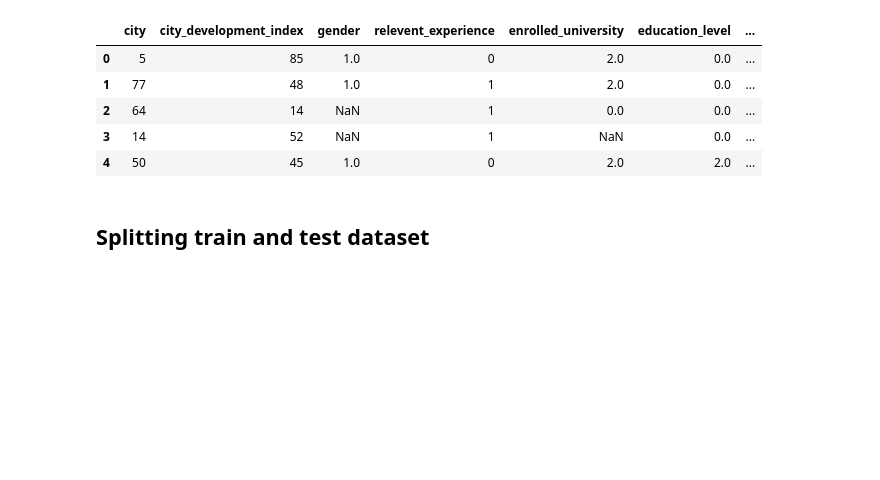
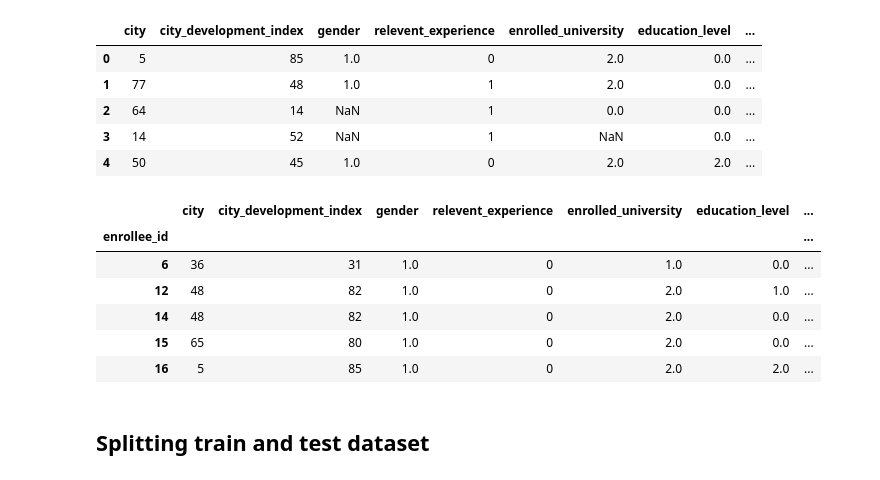
Before and after one commit to viktorjovev/hr-analytics-ds-churn, a Jupyter notebook: 186068_Project.ipynb, the cells around one changed output. Cells and saved outputs as stored; diff of their text form; code cells hidden in the pictures; blank space fills up the shorter version.

```diff
--- a/186068_Project.ipynb
+++ b/186068_Project.ipynb
@@ -56,6 +81,16 @@ dataset.head()
 | 2 | 64 | 14 | NaN | 1 | 0.0 | 0.0 | ... |
 | 3 | 14 | 52 | NaN | 1 | NaN | 0.0 | ... |
 | 4 | 50 | 45 | 1.0 | 0 | 2.0 | 2.0 | ... |
+# %%
+test_data.head()
+# %% [output]
+|  | city | city_development_index | gender | relevent_experience | enrolled_university | education_level | ... |
+| enrollee_id |  |  |  |  |  |  | ... |
+| 6 | 36 | 31 | 1.0 | 0 | 1.0 | 0.0 | ... |
+| 12 | 48 | 82 | 1.0 | 0 | 2.0 | 1.0 | ... |
+| 14 | 48 | 82 | 1.0 | 0 | 2.0 | 0.0 | ... |
+| 15 | 65 | 80 | 1.0 | 0 | 2.0 | 0.0 | ... |
+| 16 | 5 | 85 | 1.0 | 0 | 2.0 | 2.0 | ... |
 # %% [markdown]
 ## Splitting train and test dataset
 # %%
```
Also changed, not shown: parts of 20 cells of this notebook.
